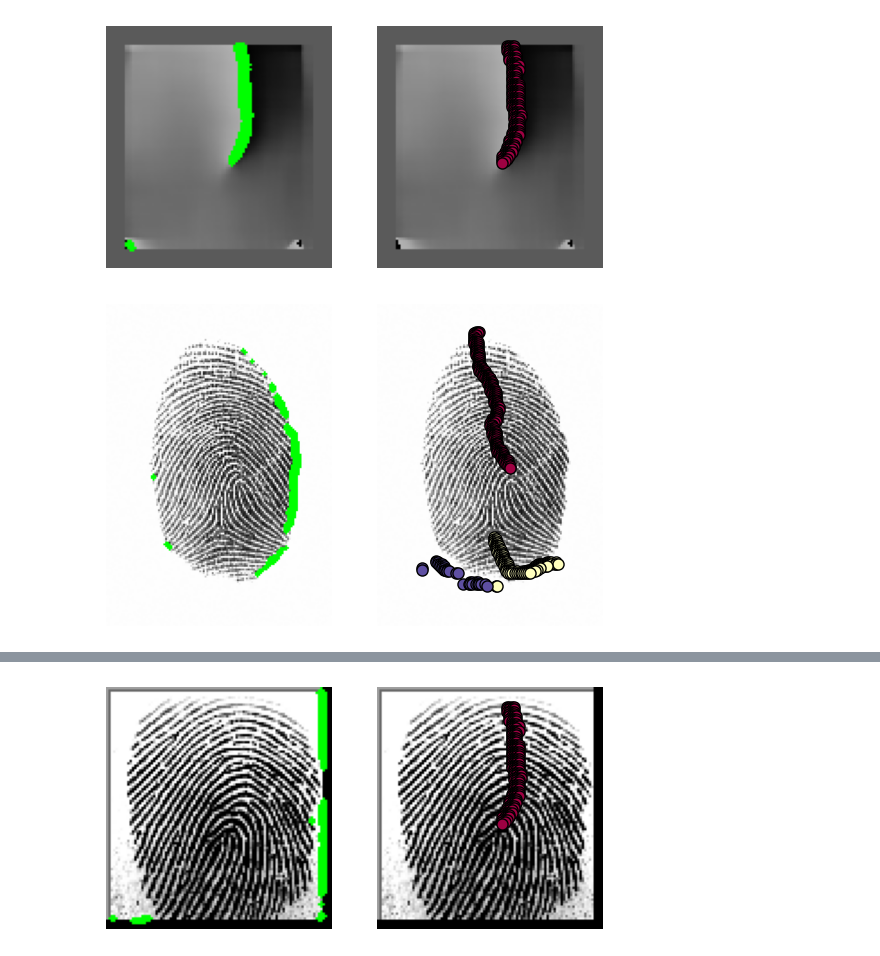
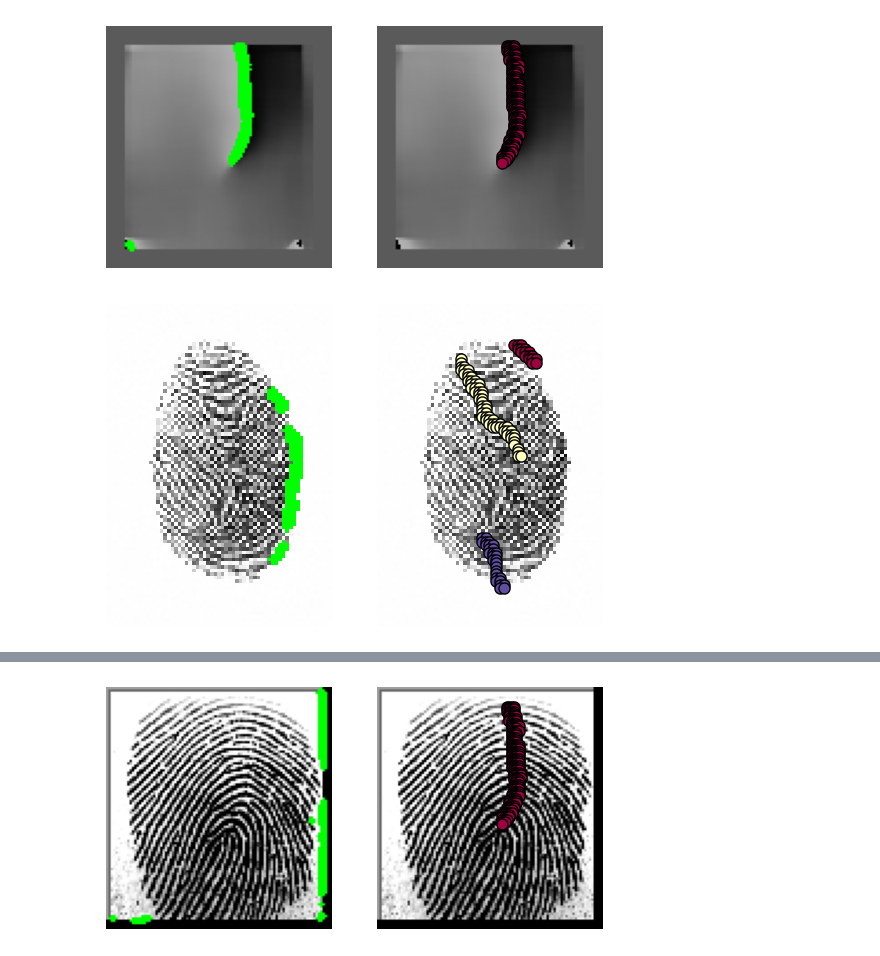
Before and after one commit to FourthCourseProjects/FingerPrintDetection, a Jupyter notebook: main.ipynb, the cells around one changed output, grey strips where cells are left out. Saved outputs shown, nothing was run; the diff lists cells and outputs as text; code cells hidden in the pictures.

```diff
--- a/main.ipynb
+++ b/main.ipynb
@@ -184,28 +128,14 @@ show_cluster(image, dictionary)
 # %% [output]
 [figure]
 # %%
-resizer = ImageProportionalResizer()
-orientation_field_creator = OrientationFieldCreator(16)
-hc_detector = HighContrastPointDetector(3.7)
-cluster_creator = ClusterCreator(distance=10, minimum_samples_per_cluster=12)
-
-class Fingerprint:
-    def __init__(self, name, fingerprint_image):
-        self.name = name
-        self.resized_image = resizer.resize(fingerprint_image) if fingerprint_image.shape[0] > 200 else fingerprint_image
-        self.orientation_field = orientation_field_creator.create_field_for(self.resized_image)
-        self.hc_points = hc_detector.calculate_for(self.orientation_field)
-        self.clusters = cluster_creator.calculate(self.hc_points)
-
-
 fingerprint_01_01 = Fingerprint("finger_print_01_01", cv.imread("fingerprints/finger_print_01_01_C.bmp", cv.COLOR_GRAY2BGR))
 fingerprint_01_02 = Fingerprint("finger_print_01_02", cv.imread("fingerprints/finger_print_01_02_C.bmp", cv.COLOR_GRAY2BGR))
 fingerprint_02 = Fingerprint("finger_print_02", cv.imread("fingerprints/finger_print_06.bmp", cv.COLOR_GRAY2BGR))
 fingerprint_03 = Fingerprint("fingerprint_03", cv.imread("fingerprints/example_0.bmp", cv.COLOR_GRAY2BGR)[:, :, 0])
 
 show_cluster(fingerprint_01_01.resized_image, fingerprint_01_01.clusters)
 # %% [output]
-[figure, old version]
+[figure, new version]
 # %%
 show_cluster(fingerprint_01_02.resized_image, fingerprint_01_02.clusters)
 # %% [output]
```
Also changed, not shown: parts of 18 cells of this notebook, 31 other files.
